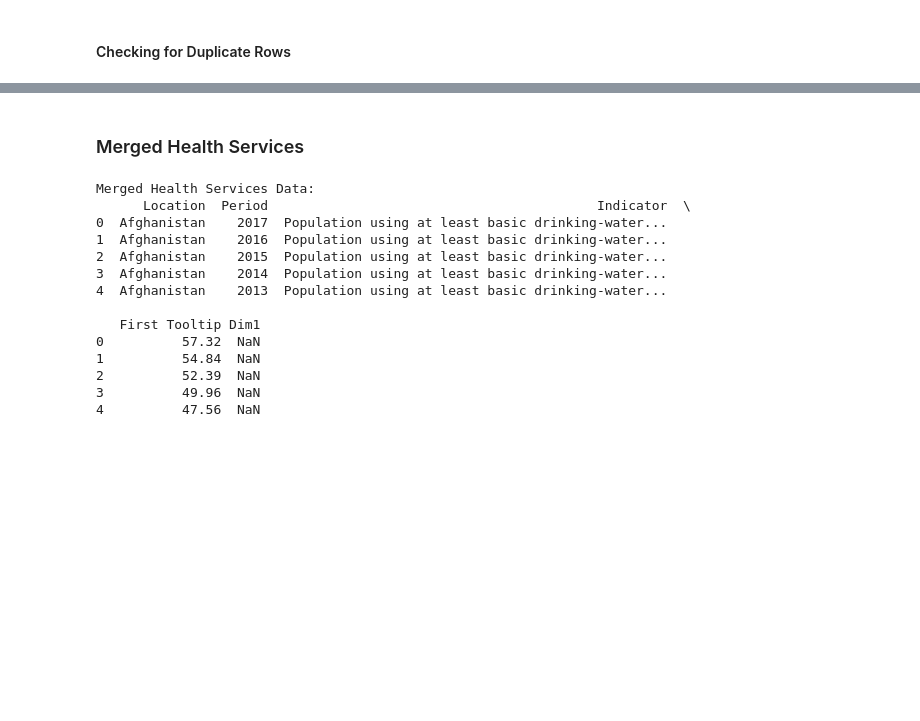
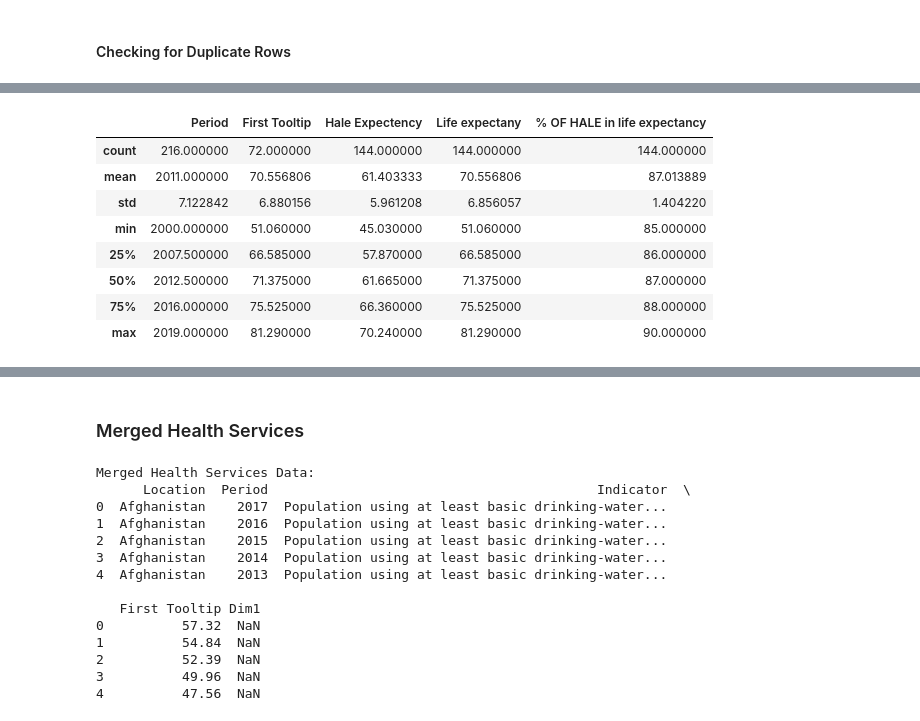
Before and after one commit to BILGI-IE-423/ie423-2024-termproject-the-a-team, a Jupyter notebook: World Health Statistics - Merged.ipynb, the cells around one changed output, grey strips where cells are left out. Cells and saved outputs as stored; diff of their text form; code cells hidden in the pictures; blank space fills up the shorter version.

```diff
--- a/World Health Statistics - Merged.ipynb
+++ b/World Health Statistics - Merged.ipynb
@@ -453,0 +409,11 @@ Duplicate Rows:
+# %%
+# Check the columns before dropping
+print("Columns before dropping:")
+print(merged_region_expectancy.columns)
+
+# Drop the 'Unnamed: 6' and dim1  column
+merged_region_expectancy.drop(columns=['Unnamed: 6', 'Dim1'], inplace=True)
+
+ #Check the columns after dropping
+print("\nColumns after dropping :")
+print(merged_region_expectancy.columns)
@@ -453,0 +462,12 @@ Duplicate Rows:
+# %%
+merged_region_expectancy.describe()
+# %% [output]
+|  | Period | First Tooltip | Hale Expectency | Life expectany | % OF HALE in life expectancy |
+| count | 216.000000 | 72.000000 | 144.000000 | 144.000000 | 144.000000 |
+| mean | 2011.000000 | 70.556806 | 61.403333 | 70.556806 | 87.013889 |
+| std | 7.122842 | 6.880156 | 5.961208 | 6.856057 | 1.404220 |
+| min | 2000.000000 | 51.060000 | 45.030000 | 51.060000 | 85.000000 |
+| 25% | 2007.500000 | 66.585000 | 57.870000 | 66.585000 | 86.000000 |
+| 50% | 2012.500000 | 71.375000 | 61.665000 | 71.375000 | 87.000000 |
+| 75% | 2016.000000 | 75.525000 | 66.360000 | 75.525000 | 88.000000 |
+| max | 2019.000000 | 81.290000 | 70.240000 | 81.290000 | 90.000000 |
```
Also changed, not shown: parts of 44 cells of this notebook.
